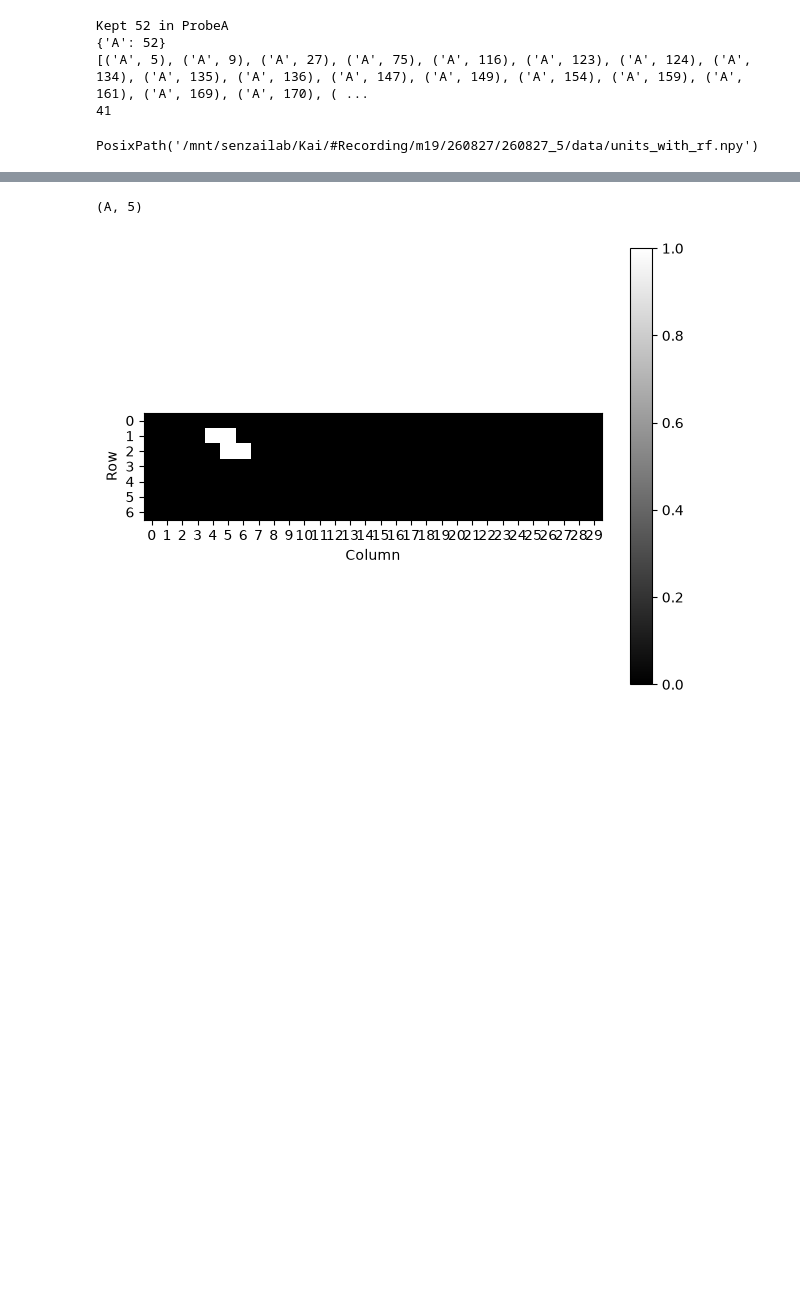
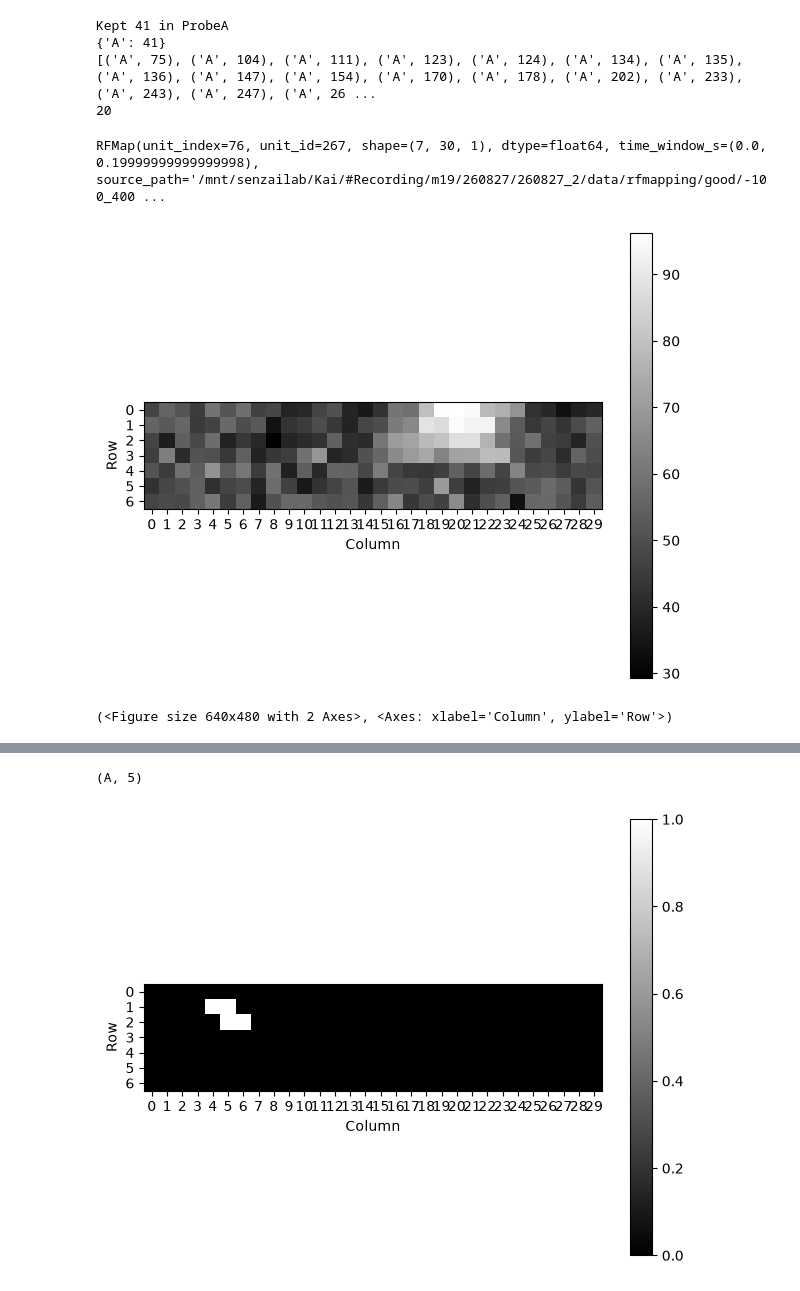
Before and after one commit to KaiCao2003/rfmapping, a Jupyter notebook: locate_rf.ipynb, the cells around one changed output, grey strips where cells are left out. Saved outputs shown, nothing was run; the diff lists cells and outputs as text; code cells hidden in the pictures; blank space fills up the shorter version.

```diff
--- a/locate_rf.ipynb
+++ b/locate_rf.ipynb
@@ -39,8 +40,8 @@ for probe in probeList:
             rf_session
             / "data/rfmapping/good/-100_400_1ms"
             / f"Probe{probe}"
-            # / f"regular_unitsSpikeCounts_{date}_{sessionID}.rfmap"
-            / f"rotation_30_unitsSpikeCounts_{date}_{sessionID}.rfmap"
+            / f"regular_unitsSpikeCounts_{date}_{sessionID}.rfmap"
+            # / f"rotation_30_unitsSpikeCounts_{date}_{sessionID}.rfmap"
 
     )
     raw = load_rf_maps(rf_source_path)
@@ -105,12 +106,16 @@ if is_save:
     np.save(rf_data_path / "units_with_rf.npy", units_with_rf)
 print(num_neurons_with_rf)
 # %% [output]
-Kept 52 in ProbeA
-{'A': 52}
-[('A', 5), ('A', 9), ('A', 27), ('A', 75), ('A', 116), ('A', 123), ('A', 124), ('A', 134), ('A', 135), ('A', 136), ('A', 147), ('A', 149), ('A', 154), ('A', 159), ('A', 161), ('A', 169), ('A', 170), ( ...
-41
+Kept 41 in ProbeA
+{'A': 41}
+[('A', 75), ('A', 104), ('A', 111), ('A', 123), ('A', 124), ('A', 134), ('A', 135), ('A', 136), ('A', 147), ('A', 154), ('A', 170), ('A', 178), ('A', 202), ('A', 233), ('A', 243), ('A', 247), ('A', 26 ...
+20
 # %%
-rf_data_path / "units_with_rf.npy"
 # %% [output]
-PosixPath('/mnt/senzailab/Kai/#Recording/m19/260827/260827_5/data/units_with_rf.npy')
+RFMap(unit_index=76, unit_id=267, shape=(7, 30, 1), dtype=float64, time_window_s=(0.0, 0.19999999999999998), source_path='/mnt/senzailab/Kai/#Recording/m19/260827/260827_2/data/rfmapping/good/-100_400 ...
+# %%
+plot_2d_rfmap(target_maps["267"].to_2d_array(), cmap="grey")
+# %% [output]
+[figure, added]
+(<Figure size 640x480 with 2 Axes>, <Axes: xlabel='Column', ylabel='Row'>)
 # %%
```
Also changed, not shown: parts of 3 cells of this notebook, 21 other files.
